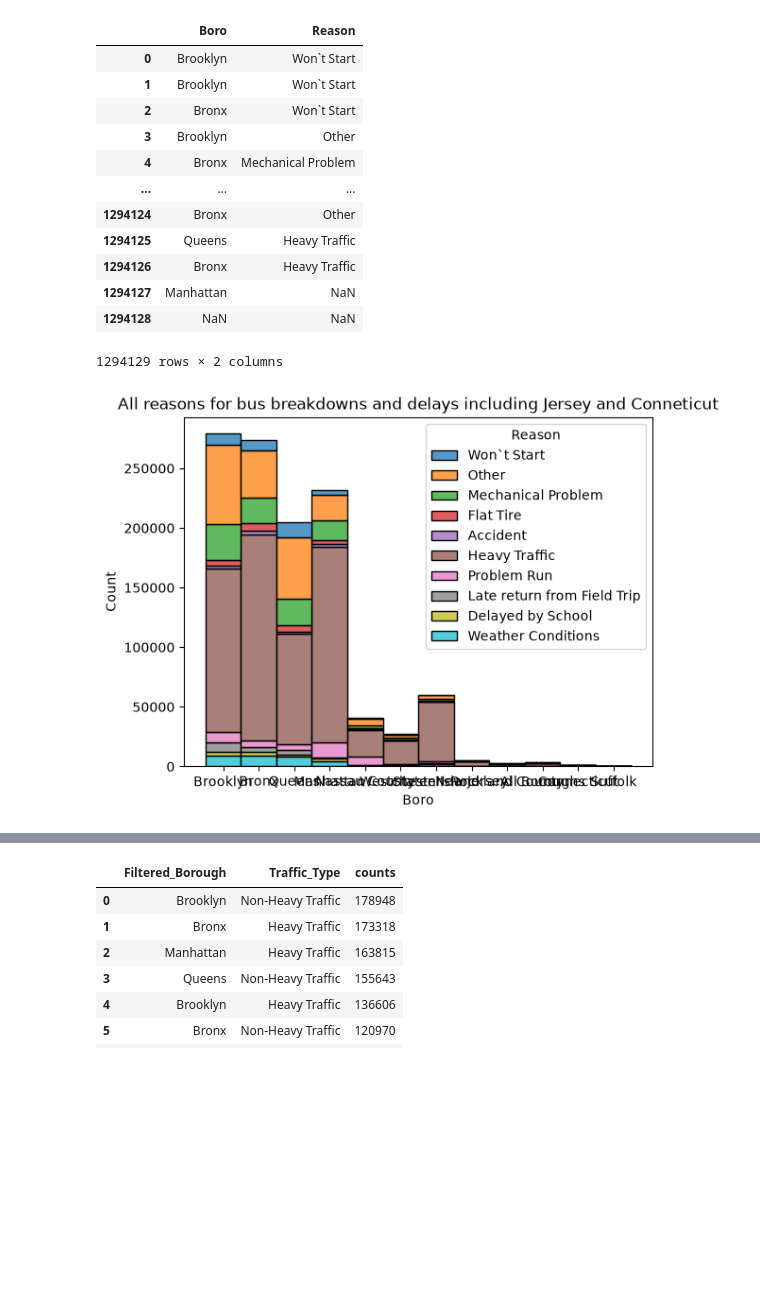
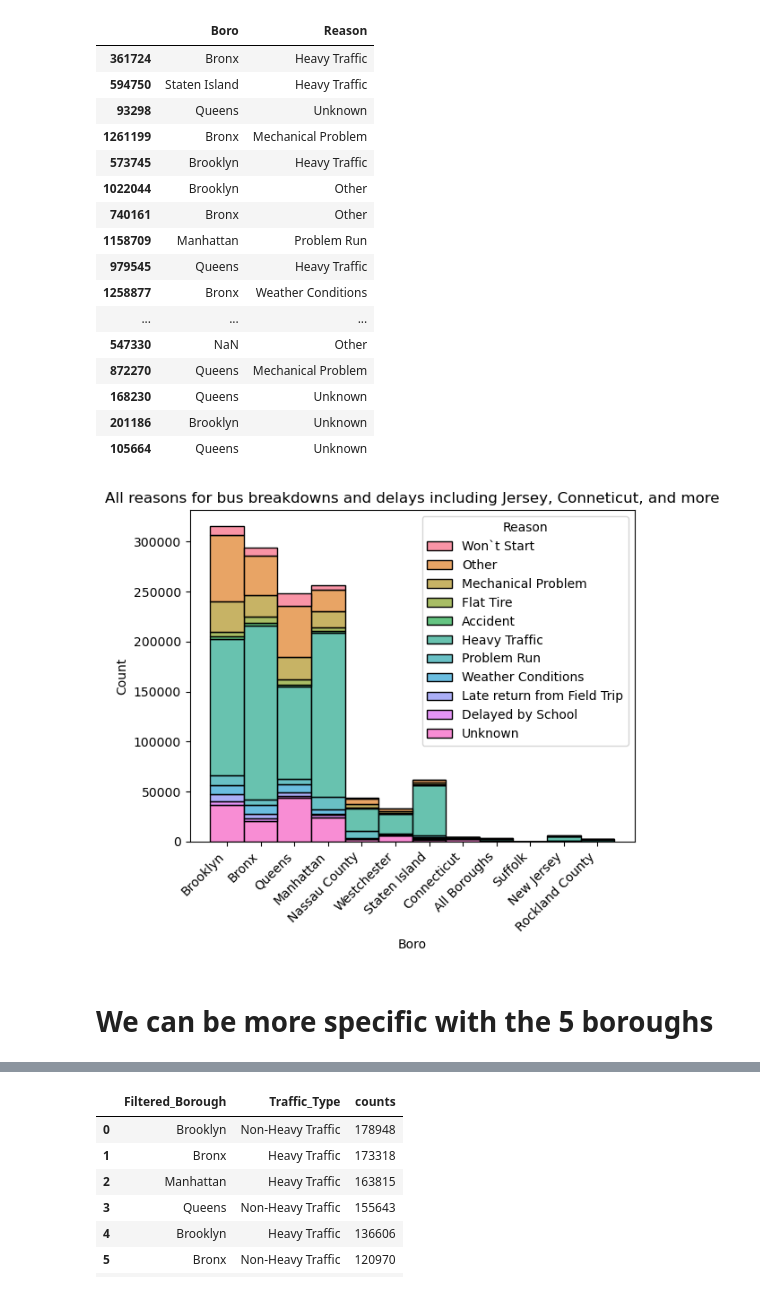
Before and after one commit to samnramos/bus-breakdown-and-delays-data, a Jupyter notebook: bus_breakdown.ipynb, the cells around one changed output, grey strips where cells are left out. Drawn from its saved outputs; the diff is of its cells as text; code cells hidden in the pictures; blank space fills up the shorter version.

Commit message:
added some comments and changed some tables

```diff
--- a/bus_breakdown.ipynb
+++ b/bus_breakdown.ipynb
@@ -41,0 +54,3 @@ dtype: object
+# %%
+raw_data['Reason'] = raw_data['Reason'].fillna("Unknown")
+raw_data.sample(20)
@@ -93,30 +122,37 @@ array([1272996, 1313907, 1267391, ..., 2018101,  827680,  780868],
 # %%
 aggregated_reason = raw_data[['Boro', 'Reason']]
-aggregated_reason
+aggregated_reason.sample(20)
 # %% [output]
 |  | Boro | Reason |
-| 0 | Brooklyn | Won`t Start |
-| 1 | Brooklyn | Won`t Start |
-| 2 | Bronx | Won`t Start |
-| 3 | Brooklyn | Other |
-| 4 | Bronx | Mechanical Problem |
+| 361724 | Bronx | Heavy Traffic |
+| 594750 | Staten Island | Heavy Traffic |
+| 93298 | Queens | Unknown |
+| 1261199 | Bronx | Mechanical Problem |
+| 573745 | Brooklyn | Heavy Traffic |
+| 1022044 | Brooklyn | Other |
+| 740161 | Bronx | Other |
+| 1158709 | Manhattan | Problem Run |
+| 979545 | Queens | Heavy Traffic |
+| 1258877 | Bronx | Weather Conditions |
 | ... | ... | ... |
-| 1294124 | Bronx | Other |
-| 1294125 | Queens | Heavy Traffic |
-| 1294126 | Bronx | Heavy Traffic |
-| 1294127 | Manhattan | NaN |
-| 1294128 | NaN | NaN |
+| 547330 | NaN | Other |
+| 872270 | Queens | Mechanical Problem |
+| 168230 | Queens | Unknown |
+| 201186 | Brooklyn | Unknown |
+| 105664 | Queens | Unknown |
-1294129 rows × 2 columns
 # %%
 sns.histplot(
     aggregated_reason,
     x = 'Boro',
     hue = 'Reason',
     multiple = 'stack'
 )
-plt.title("All reasons for bus breakdowns and delays including Jersey and Conneticut")
+plt.title("All reasons for bus breakdowns and delays including Jersey, Conneticut, and more")
+plt.xticks(rotation=45, ha="right")
 plt.show()
 # %% [output]
-[figure, old version]
+[figure, new version]
+# %% [markdown]
+# We can be more specific with the 5 boroughs
 # %%
 five_Boro = ['Bronx', 'Queens', 'Brooklyn', 'Manhattan', 'Staten Island']
```
Also changed, not shown: parts of 20 cells of this notebook.
